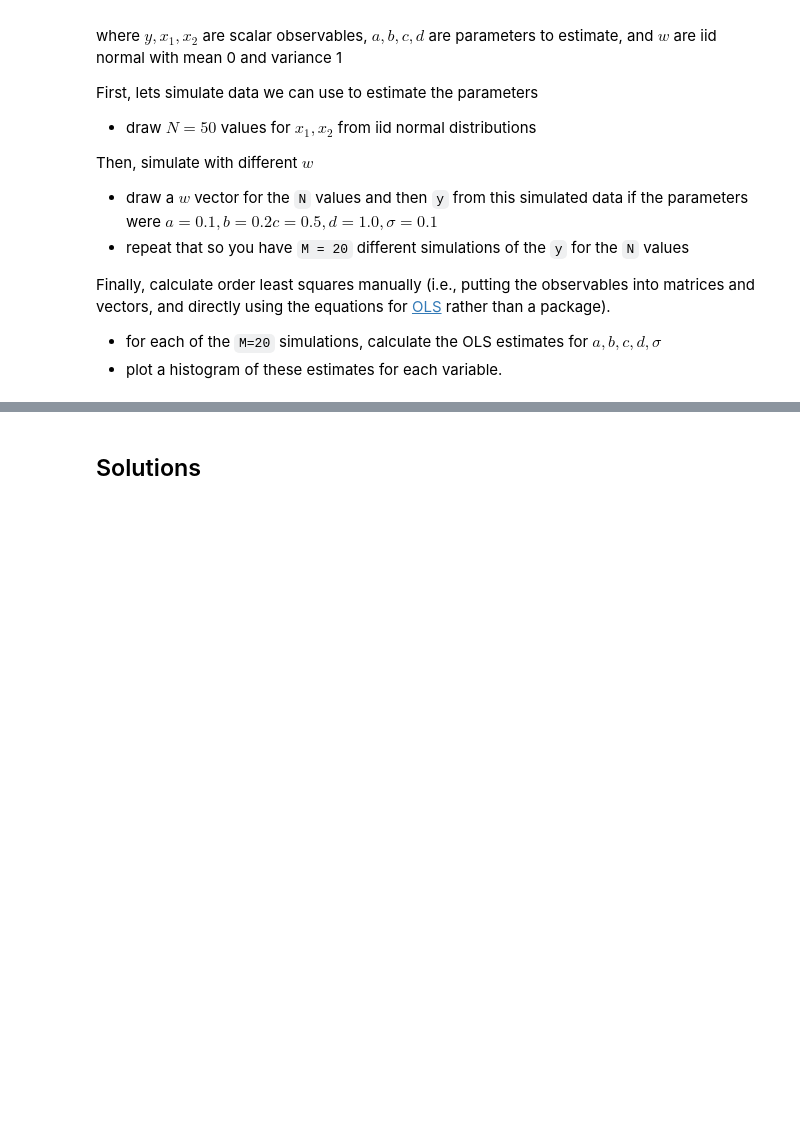
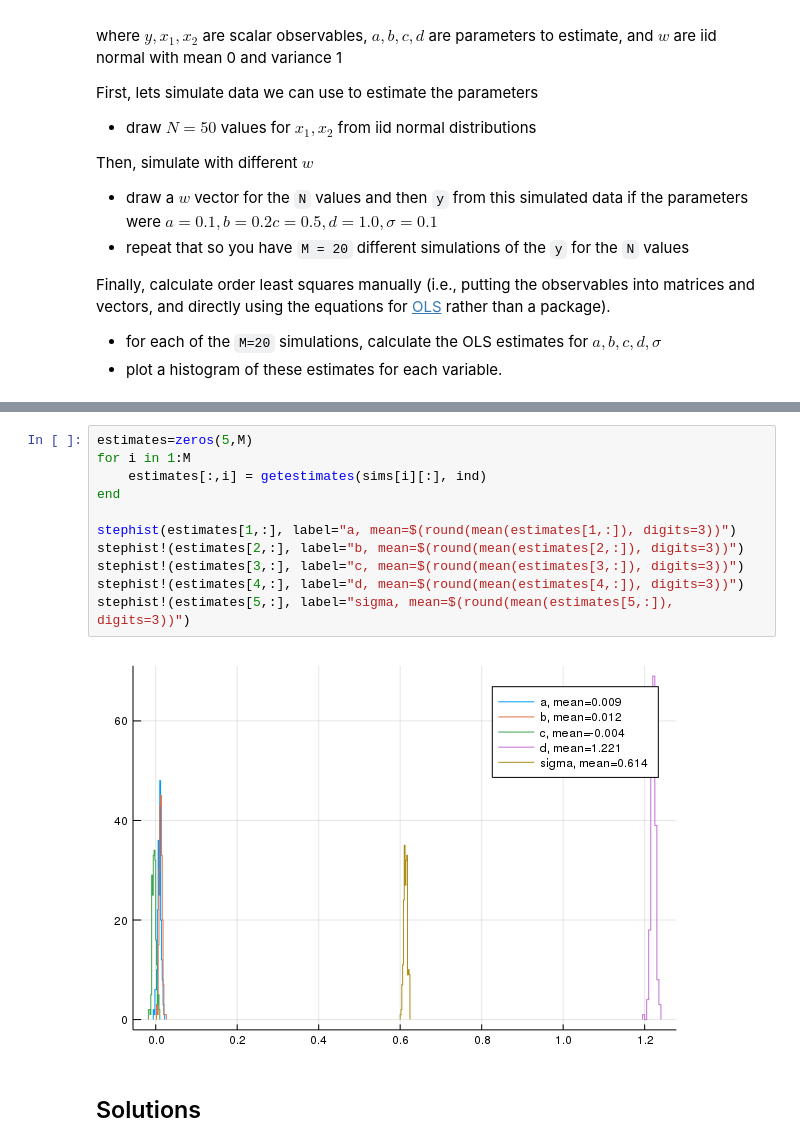
Before and after one commit to maxnorton/econ628, a Jupyter notebook: notebooks/max/assignment5/max_fundamental_types.ipynb, the cells around one changed output, grey strips where cells are left out. Drawn from its saved outputs; the diff is of its cells as text; blank space fills up the shorter version.

```diff
--- a/notebooks/max/assignment5/max_fundamental_types.ipynb
+++ b/notebooks/max/assignment5/max_fundamental_types.ipynb
@@ -1717,3 +1809,16 @@ Finally, calculate order least squares manually (i.e., putting the observables i
+# %%
+estimates=zeros(5,M)
+for i in 1:M
+    estimates[:,i] = getestimates(sims[i][:], ind)
+end
+
+stephist(estimates[1,:], label="a, mean=$(round(mean(estimates[1,:]), digits=3))")
+stephist!(estimates[2,:], label="b, mean=$(round(mean(estimates[2,:]), digits=3))")
+stephist!(estimates[3,:], label="c, mean=$(round(mean(estimates[3,:]), digits=3))")
+stephist!(estimates[4,:], label="d, mean=$(round(mean(estimates[4,:]), digits=3))")
+stephist!(estimates[5,:], label="sigma, mean=$(round(mean(estimates[5,:]), digits=3))")
+# %% [output]
+[figure, added]
 # %% [markdown]
 ## Solutions
 # %% [markdown]
```
Also changed, not shown: parts of 5 cells of this notebook.
